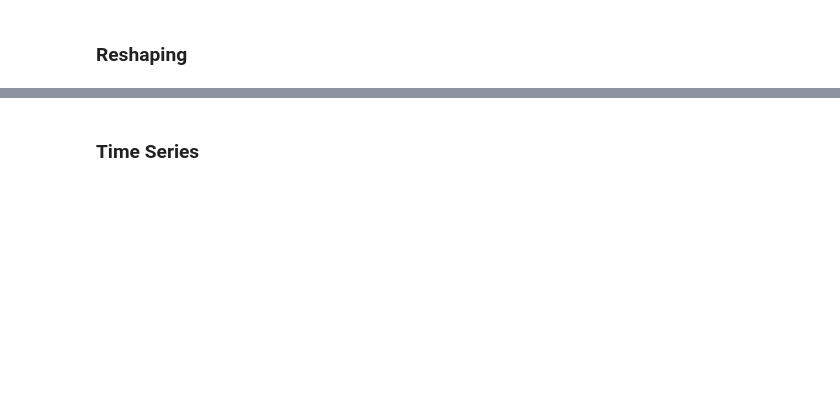
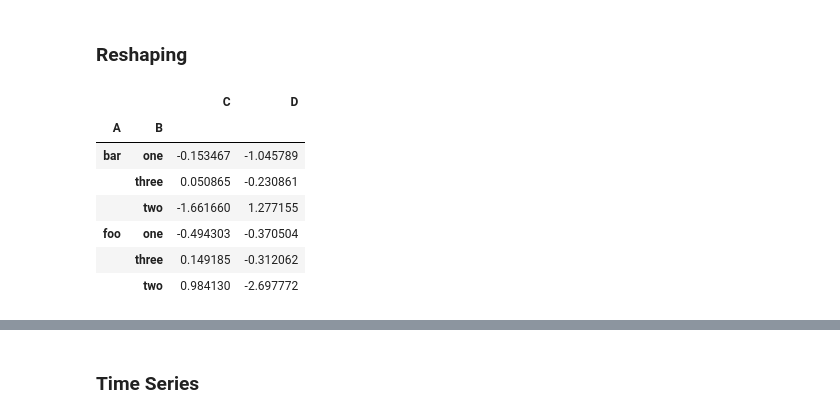
Before and after one commit to sthakuri/DS_HK_13, a Jupyter notebook: lessons/lesson-02/code/numpy-and-pandas.ipynb, the cells around one changed output, grey strips where cells are left out. Drawn from its saved outputs; the diff is of its cells as text; code cells hidden in the pictures; blank space fills up the shorter version.

```diff
--- a/lessons/lesson-02/code/numpy-and-pandas.ipynb
+++ b/lessons/lesson-02/code/numpy-and-pandas.ipynb
@@ -465,6 +614,17 @@ df.groupby(['A','B']).max()
 # You can also stack or unstack levels
 # %%
 a = df.groupby(['A','B']).sum()
+# %%
+a
+# %% [output]
+|  |  | C | D |
+| A | B |  |  |
+| bar | one | -0.153467 | -1.045789 |
+|  | three | 0.050865 | -0.230861 |
+|  | two | -1.661660 | 1.277155 |
+| foo | one | -0.494303 | -0.370504 |
+|  | three | 0.149185 | -0.312062 |
+|  | two | 0.984130 | -2.697772 |
 # %%
 # Pivot Tables
 pd.pivot_table(df,values=['C','D'],index=['A'],columns=['B'])
```
Also changed, not shown: parts of 22 cells of this notebook, 16 other files.
